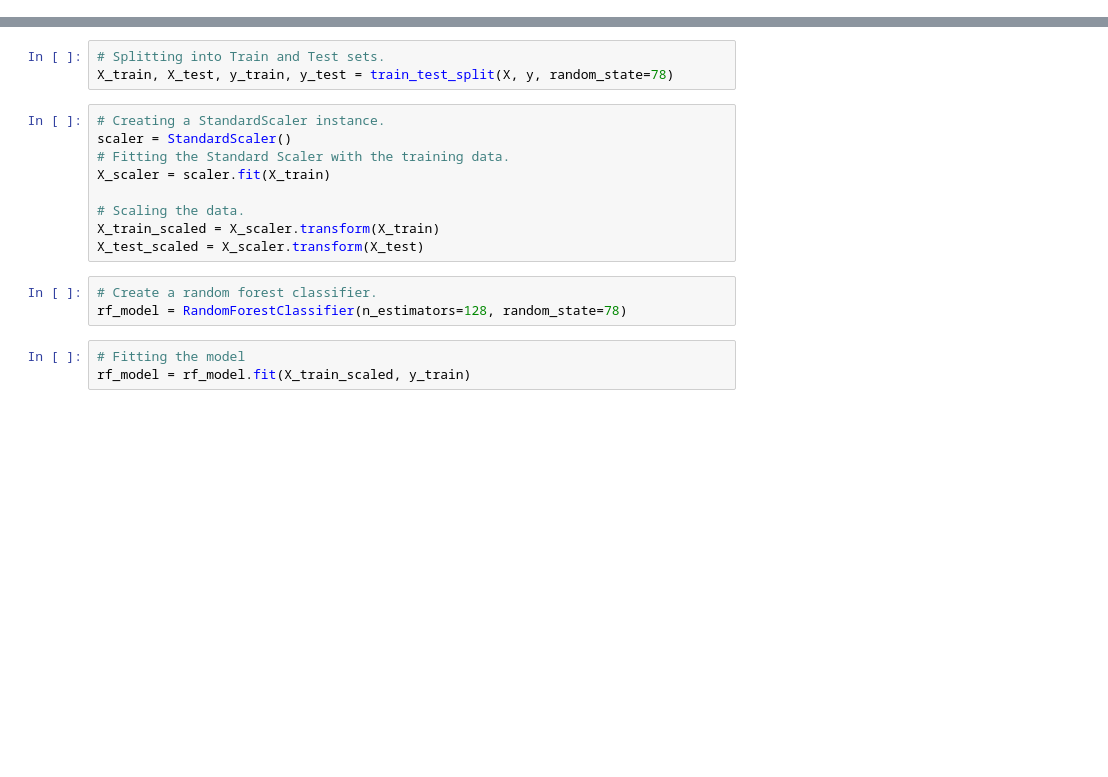
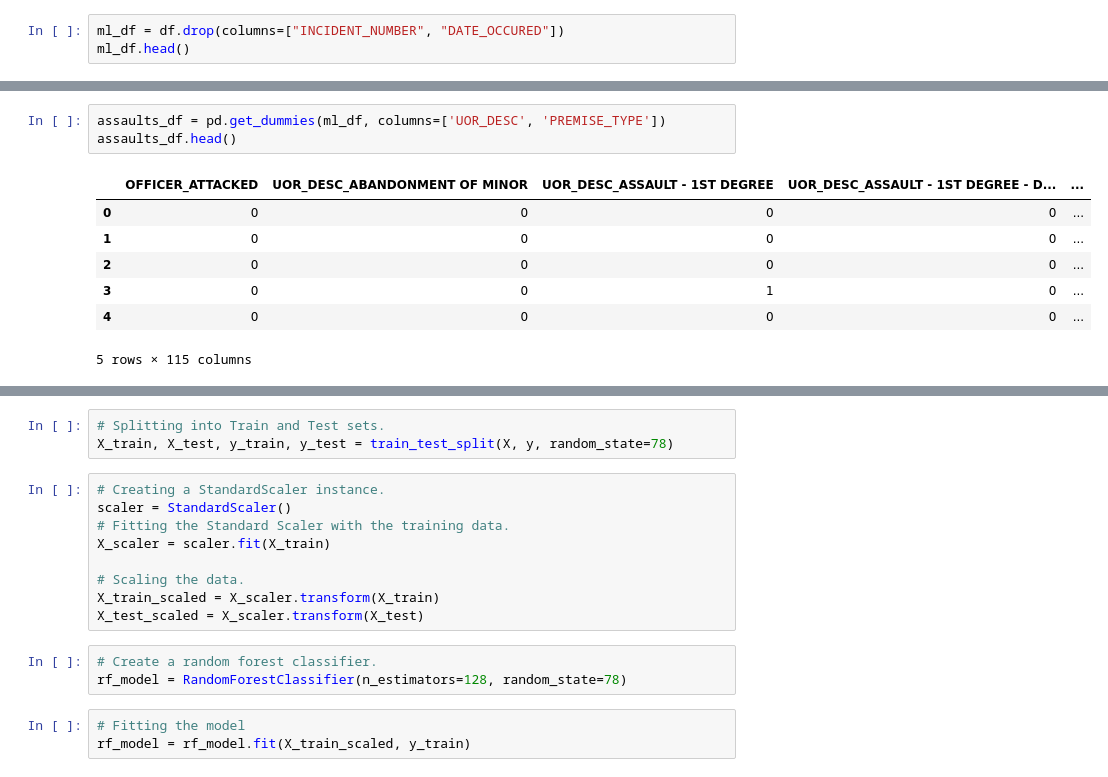
Before and after one commit to NBrown95/Assaulted_Officers, a Jupyter notebook: Machine_Learning_Model.ipynb, the cells around one changed output, grey strips where cells are left out. Drawn from its saved outputs; the diff is of its cells as text; blank space fills up the shorter version.

```diff
--- a/Machine_Learning_Model.ipynb
+++ b/Machine_Learning_Model.ipynb
@@ -21,0 +20,3 @@ df.head()
+# %%
+ml_df = df.drop(columns=["INCIDENT_NUMBER", "DATE_OCCURED"])
+ml_df.head()
@@ -22,2 +30,13 @@ df.head()
+# %%
+assaults_df = pd.get_dummies(ml_df, columns=['UOR_DESC', 'PREMISE_TYPE'])
+assaults_df.head()
+# %% [output]
+|  | OFFICER_ATTACKED | UOR_DESC_ABANDONMENT OF MINOR | UOR_DESC_ASSAULT - 1ST DEGREE | UOR_DESC_ASSAULT - 1ST DEGREE - D... | ... |
+| 0 | 0 | 0 | 0 | 0 | ... |
+| 1 | 0 | 0 | 0 | 0 | ... |
+| 2 | 0 | 0 | 0 | 0 | ... |
+| 3 | 0 | 0 | 1 | 0 | ... |
+| 4 | 0 | 0 | 0 | 0 | ... |
+5 rows × 115 columns
 # %%
 # Define the features set.
```
Also changed, not shown: parts of 10 cells of this notebook.
